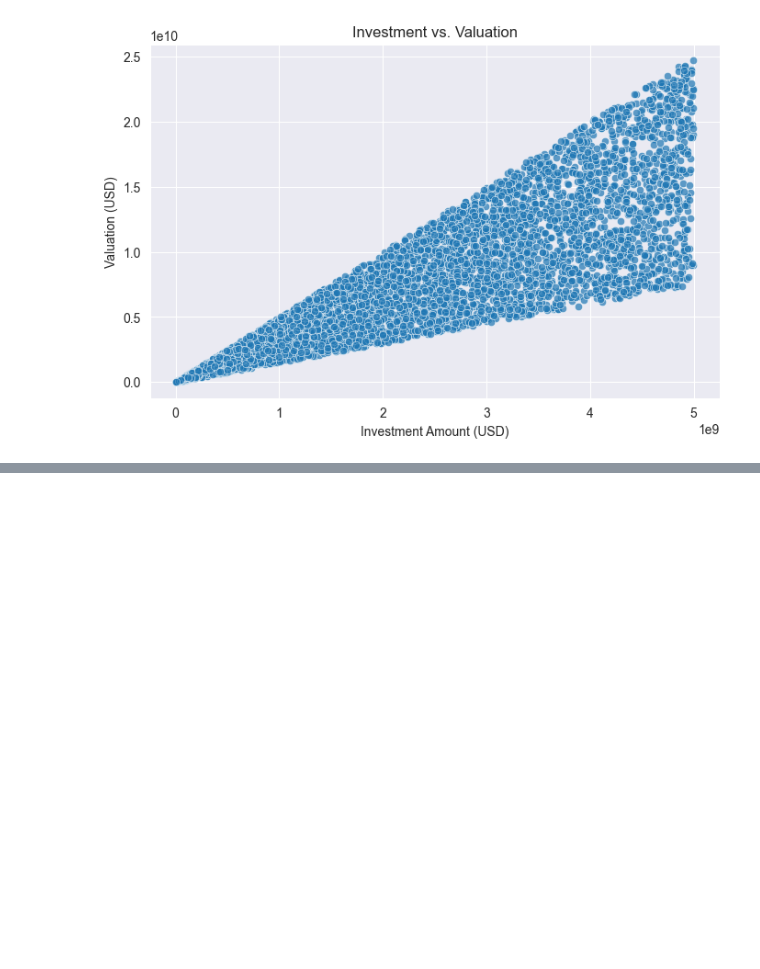
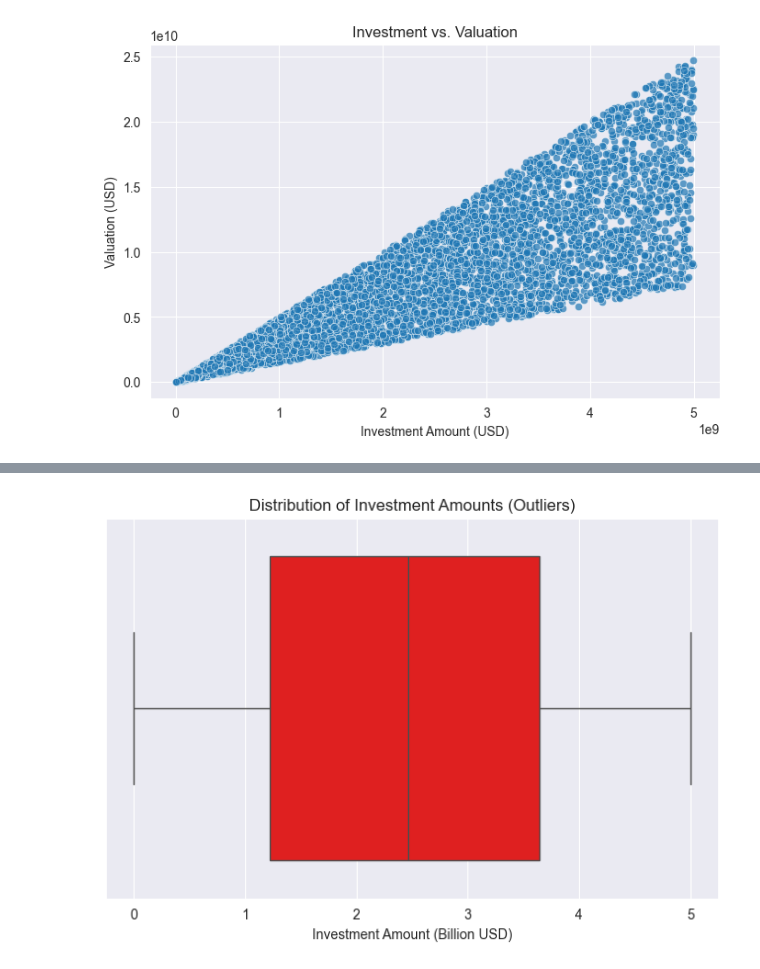
Before and after one commit to kavishkafer/BIS_Assignment, a Jupyter notebook: main.ipynb, the cells around one changed output, grey strips where cells are left out. Cells and saved outputs as stored; diff of their text form; code cells hidden in the pictures; blank space fills up the shorter version.

```diff
--- a/main.ipynb
+++ b/main.ipynb
@@ -200,0 +211,9 @@ print(df)
+# %%
+# Boxplot for investment amount
+plt.figure(figsize=(8, 5))
+sns.boxplot(x=df["Investment Amount (USD)"] / 1e9, color="red")
+plt.title("Distribution of Investment Amounts (Outliers)")
+plt.xlabel("Investment Amount (Billion USD)")
+plt.show()
+# %% [output]
+[figure, added]
```
Also changed, not shown: parts of 10 cells of this notebook.
